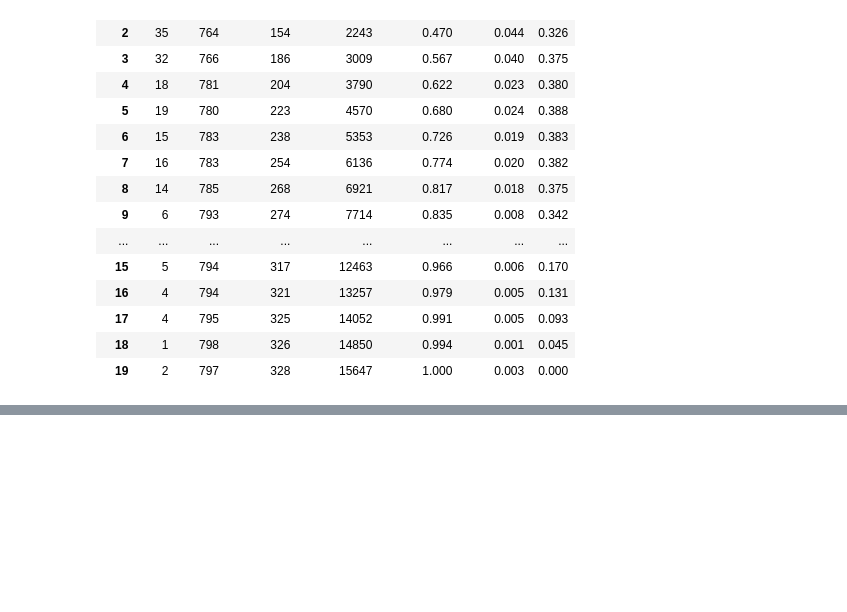
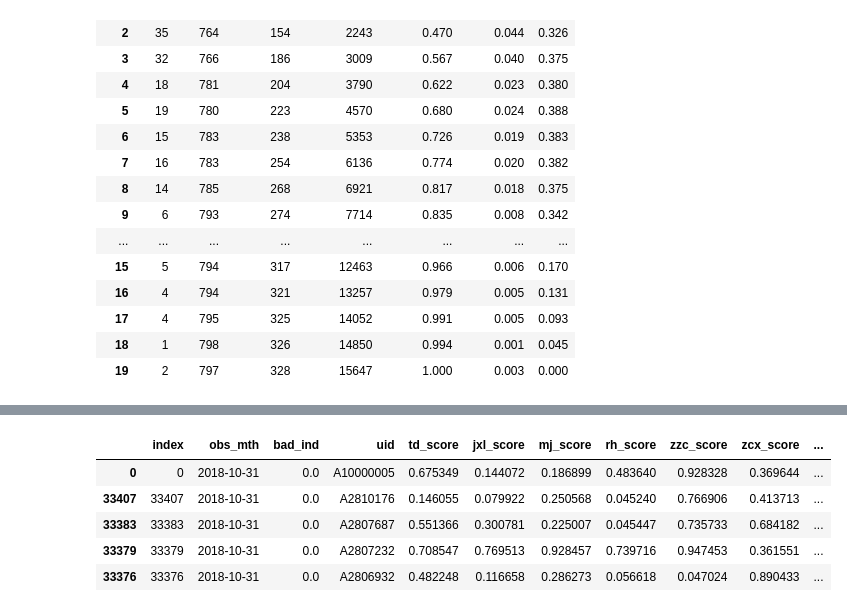
Before and after one commit to BrownSuagr/ai-lesson, a Jupyter notebook: STAGE-5 金融风控项目/项目数据处理/6-机器学习评分卡.ipynb, the cells around one changed output, grey strips where cells are left out. Drawn from its saved outputs; the diff is of its cells as text; code cells hidden in the pictures; blank space fills up the shorter version.

```diff
--- a/STAGE-5 金融风控项目/项目数据处理/6-机器学习评分卡.ipynb
+++ b/STAGE-5 金融风控项目/项目数据处理/6-机器学习评分卡.ipynb
@@ -403,0 +868,15 @@ ModuleNotFoundError: No module named 'pyecharts'
+# %%
+# 采用相同的方式划分测试集验证集
+df_train = data[data.obs_mth != '2018-11-30'].reset_index().copy()
+val = data[data.obs_mth == '2018-11-30'].reset_index().copy()
+# %%
+# 使用LightGBM的特征重要性以及夸时间交叉验证方式进行特征筛选
+df_train = df_train.sort_values(by='obs_mth', ascending=False)
+df_train.head()
+# %% [output]
+|  | index | obs_mth | bad_ind | uid | td_score | jxl_score | mj_score | rh_score | zzc_score | zcx_score | ... |
+| 0 | 0 | 2018-10-31 | 0.0 | A10000005 | 0.675349 | 0.144072 | 0.186899 | 0.483640 | 0.928328 | 0.369644 | ... |
+| 33407 | 33407 | 2018-10-31 | 0.0 | A2810176 | 0.146055 | 0.079922 | 0.250568 | 0.045240 | 0.766906 | 0.413713 | ... |
+| 33383 | 33383 | 2018-10-31 | 0.0 | A2807687 | 0.551366 | 0.300781 | 0.225007 | 0.045447 | 0.735733 | 0.684182 | ... |
+| 33379 | 33379 | 2018-10-31 | 0.0 | A2807232 | 0.708547 | 0.769513 | 0.928457 | 0.739716 | 0.947453 | 0.361551 | ... |
+| 33376 | 33376 | 2018-10-31 | 0.0 | A2806932 | 0.482248 | 0.116658 | 0.286273 | 0.056618 | 0.047024 | 0.890433 | ... |
```
Also changed, not shown: parts of 29 cells of this notebook, 4 other files.
